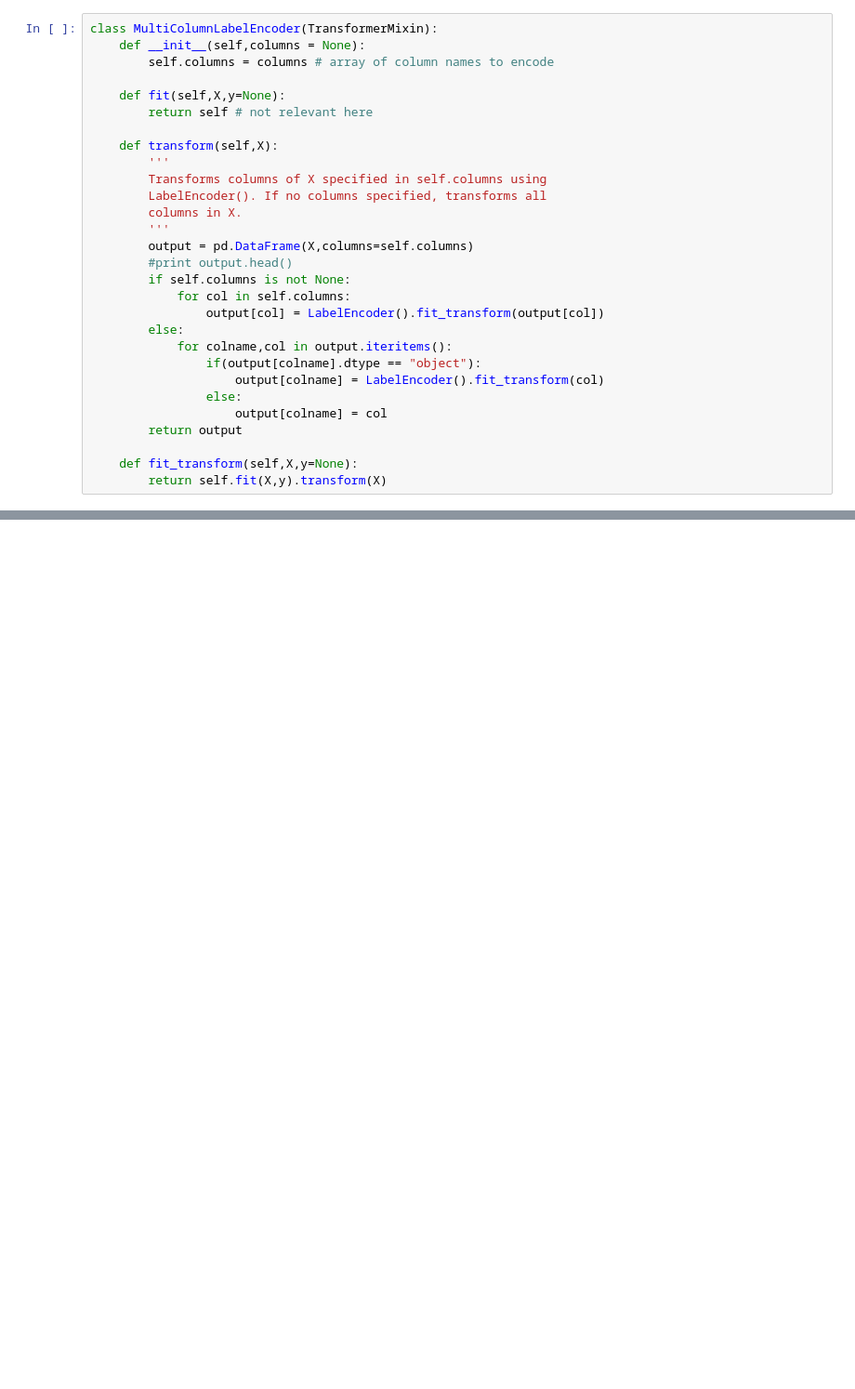
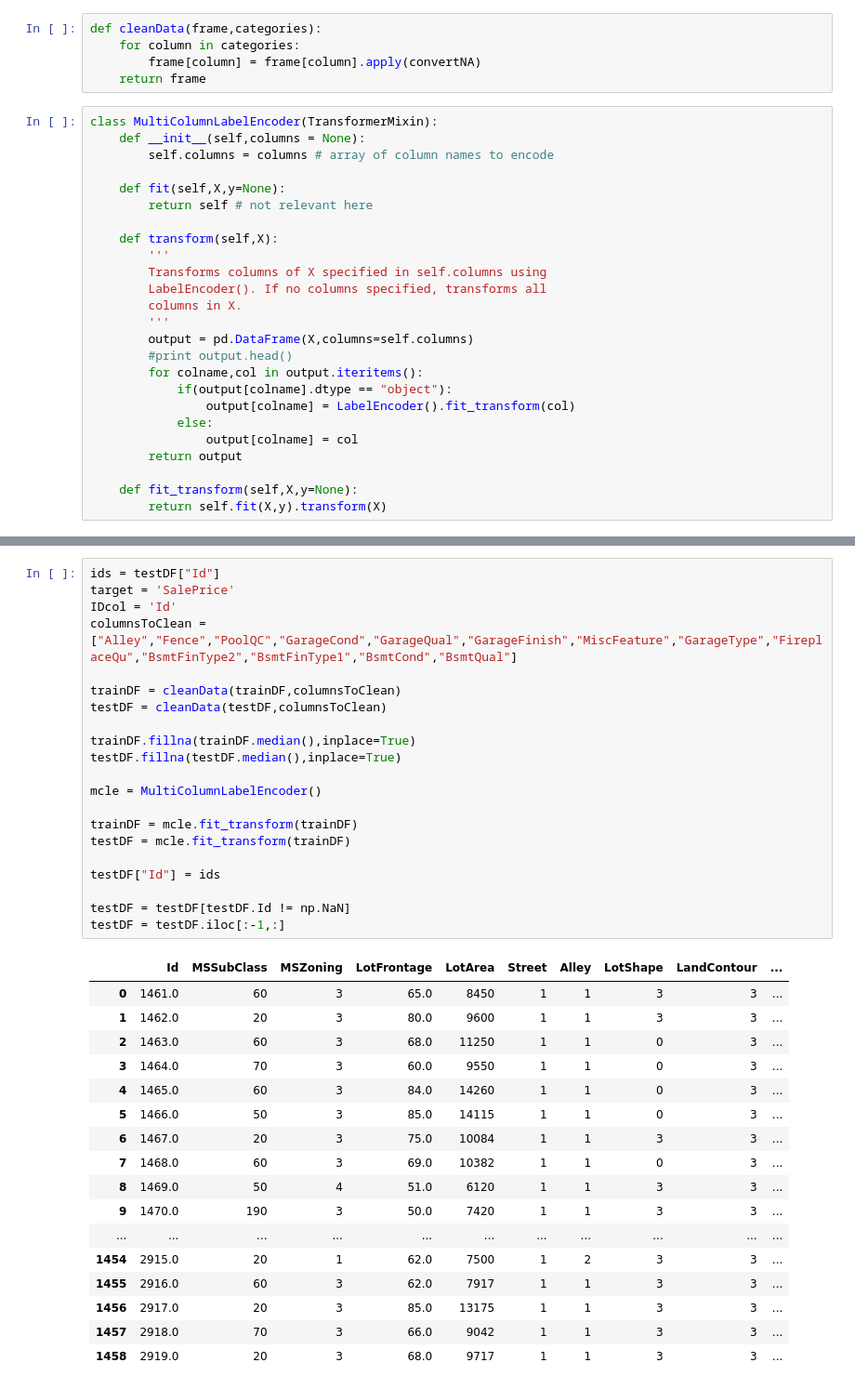
Before and after one commit to tamisalex/HousePricingKaggle, a Jupyter notebook: notebooks/Exploraton.ipynb, the cells around one changed output, grey strips where cells are left out. Shown: that part at 93% size. Drawn from its saved outputs; the diff is of its cells as text; blank space fills up the shorter version.

```diff
--- a/notebooks/Exploraton.ipynb
+++ b/notebooks/Exploraton.ipynb
@@ -55,3 +32,8 @@ X_test = test
+# %%
+def cleanData(frame,categories):
+    for column in categories:
+        frame[column] = frame[column].apply(convertNA)
+    return frame
 # %%
 class MultiColumnLabelEncoder(TransformerMixin):
     def __init__(self,columns = None):
@@ -68,15 +50,11 @@ class MultiColumnLabelEncoder(TransformerMixin):
         '''
         output = pd.DataFrame(X,columns=self.columns)
         #print output.head()
-        if self.columns is not None:
-            for col in self.columns:
-                output[col] = LabelEncoder().fit_transform(output[col])
-        else:
-            for colname,col in output.iteritems():
-                if(output[colname].dtype == "object"):
-                    output[colname] = LabelEncoder().fit_transform(col)
-                else:
-                    output[colname] = col
+        for colname,col in output.iteritems():
+            if(output[colname].dtype == "object"):
+                output[colname] = LabelEncoder().fit_transform(col)
+            else:
+                output[colname] = col
         return output
 
     def fit_transform(self,X,y=None):
@@ -199,0 +65,39 @@ submission.to_csv("../assets/submission.csv", index=False)
+# %%
+ids = testDF["Id"]
+target = 'SalePrice'
+IDcol = 'Id'
+columnsToClean = ["Alley","Fence","PoolQC","GarageCond","GarageQual","GarageFinish","MiscFeature","GarageType","FireplaceQu","BsmtFinType2","BsmtFinType1","BsmtCond","BsmtQual"]
+
+trainDF = cleanData(trainDF,columnsToClean)
+testDF = cleanData(testDF,columnsToClean)
+
+trainDF.fillna(trainDF.median(),inplace=True)
+testDF.fillna(testDF.median(),inplace=True)
+
+mcle = MultiColumnLabelEncoder()
+
+trainDF = mcle.fit_transform(trainDF)
+testDF = mcle.fit_transform(trainDF)
+
+testDF["Id"] = ids
+
+testDF = testDF[testDF.Id != np.NaN]
+testDF = testDF.iloc[:-1,:]
+# %% [output]
+|  | Id | MSSubClass | MSZoning | LotFrontage | LotArea | Street | Alley | LotShape | LandContour | ... |
+| 0 | 1461.0 | 60 | 3 | 65.0 | 8450 | 1 | 1 | 3 | 3 | ... |
+| 1 | 1462.0 | 20 | 3 | 80.0 | 9600 | 1 | 1 | 3 | 3 | ... |
+| 2 | 1463.0 | 60 | 3 | 68.0 | 11250 | 1 | 1 | 0 | 3 | ... |
+| 3 | 1464.0 | 70 | 3 | 60.0 | 9550 | 1 | 1 | 0 | 3 | ... |
+| 4 | 1465.0 | 60 | 3 | 84.0 | 14260 | 1 | 1 | 0 | 3 | ... |
+| 5 | 1466.0 | 50 | 3 | 85.0 | 14115 | 1 | 1 | 0 | 3 | ... |
+| 6 | 1467.0 | 20 | 3 | 75.0 | 10084 | 1 | 1 | 3 | 3 | ... |
+| 7 | 1468.0 | 60 | 3 | 69.0 | 10382 | 1 | 1 | 0 | 3 | ... |
+| 8 | 1469.0 | 50 | 4 | 51.0 | 6120 | 1 | 1 | 3 | 3 | ... |
+| 9 | 1470.0 | 190 | 3 | 50.0 | 7420 | 1 | 1 | 3 | 3 | ... |
+| ... | ... | ... | ... | ... | ... | ... | ... | ... | ... | ... |
+| 1454 | 2915.0 | 20 | 1 | 62.0 | 7500 | 1 | 2 | 3 | 3 | ... |
+| 1455 | 2916.0 | 60 | 3 | 62.0 | 7917 | 1 | 1 | 3 | 3 | ... |
+| 1456 | 2917.0 | 20 | 3 | 85.0 | 13175 | 1 | 1 | 3 | 3 | ... |
+| 1457 | 2918.0 | 70 | 3 | 66.0 | 9042 | 1 | 1 | 3 | 3 | ... |
+| 1458 | 2919.0 | 20 | 3 | 68.0 | 9717 | 1 | 1 | 3 | 3 | ... |
```
Also changed, not shown: parts of 30 cells of this notebook, 1 other file.
